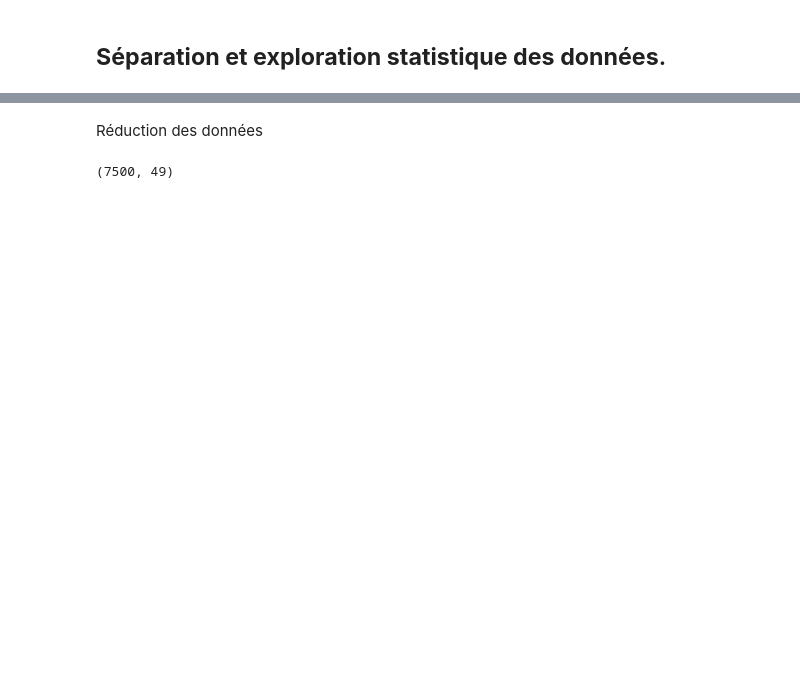
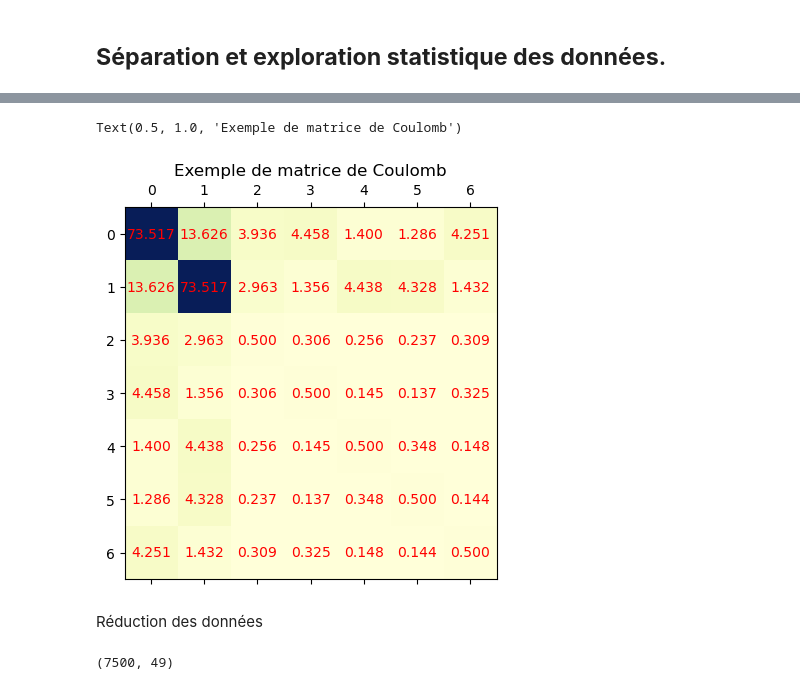
Before and after one commit to LoanRenaud/zundel, a Jupyter notebook: Zundel_Ion.ipynb, the cells around one changed output, grey strips where cells are left out. Drawn from its saved outputs; the diff is of its cells as text; code cells hidden in the pictures; blank space fills up the shorter version.

```diff
--- a/Zundel_Ion.ipynb
+++ b/Zundel_Ion.ipynb
@@ -250,3 +214,13 @@ mean
+# %%
+plt.matshow(create_CM(X_train)[0].reshape(7, 7), cmap="YlGnBu")
+
+for (x, y), value in np.ndenumerate(create_CM(X_train)[0].reshape(7, 7)):
+    plt.text(x, y, f"{value:.3f}", va="center", ha="center", color="red")
+
+plt.title("Exemple de matrice de Coulomb")
+# %% [output]
+Text(0.5, 1.0, 'Exemple de matrice de Coulomb')
+[figure, added]
 # %% [markdown]
 Réduction des données
 # %%
```
Also changed, not shown: parts of 11 cells of this notebook.
